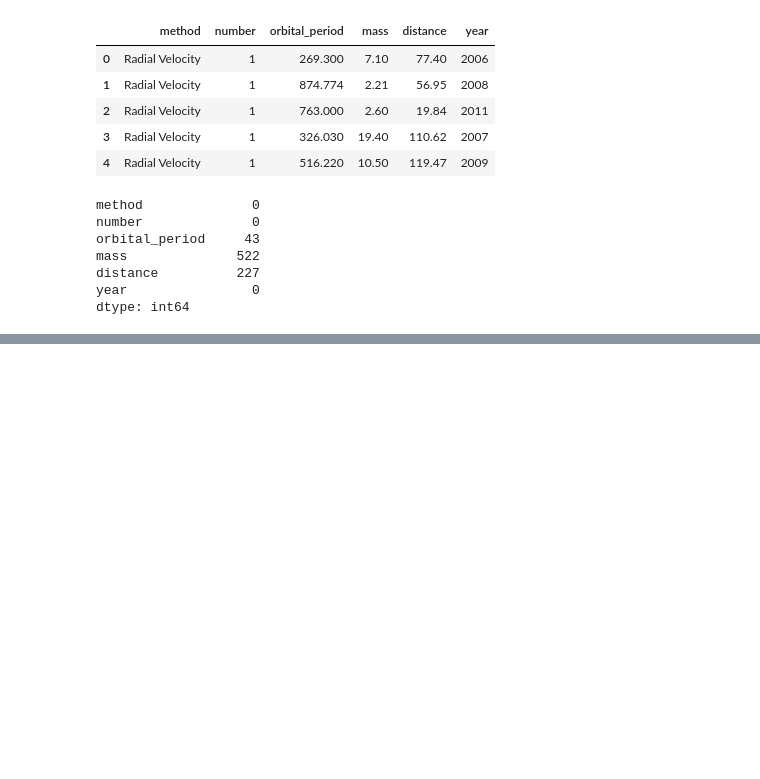
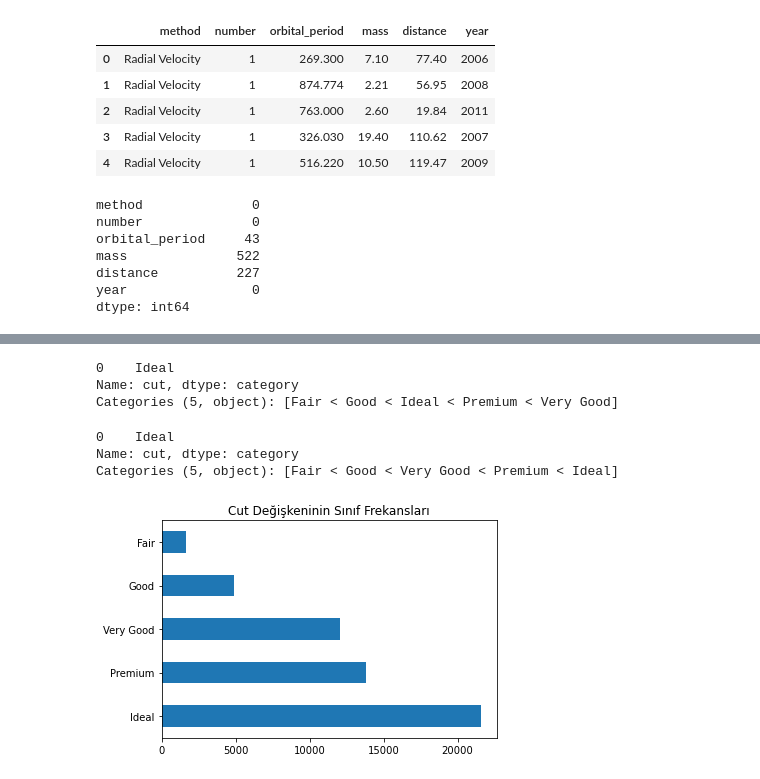
Before and after one commit to tacettinkustu/Data-Analysis, a Jupyter notebook: Data Visualization/data-visualization.ipynb, the cells around one changed output, grey strips where cells are left out. Drawn from its saved outputs; the diff is of its cells as text; code cells hidden in the pictures; blank space fills up the shorter version.

```diff
--- a/Data Visualization/data-visualization.ipynb
+++ b/Data Visualization/data-visualization.ipynb
@@ -188,0 +299,5 @@ dtype: int64
+# %%
+import seaborn as sns
+diamonds = sns.load_dataset('diamonds')
+df = diamonds.copy()
+df.head()
@@ -188,0 +382,2 @@ dtype: int64
+# %%
+df.cut = df.cut.astype(CategoricalDtype(ordered = True))
@@ -188,0 +398,20 @@ dtype: int64
+# %%
+df.cut.head(1)
+# %% [output]
+0    Ideal
+Name: cut, dtype: category
+Categories (5, object): [Fair < Good < Ideal < Premium < Very Good]
+# %%
+cut_kategoriler = ["Fair","Good","Very Good","Premium","Ideal"]
+# %%
+df.cut = df.cut.astype(CategoricalDtype(categories = cut_kategoriler, ordered = True))
+# %%
+df.cut.head(1)
+# %% [output]
+0    Ideal
+Name: cut, dtype: category
+Categories (5, object): [Fair < Good < Very Good < Premium < Ideal]
+# %%
+df["cut"].value_counts().plot.barh().set_title("Cut Değişkeninin Sınıf Frekansları");
+# %% [output]
+[figure, added]
```
Also changed, not shown: parts of 24 cells of this notebook.
